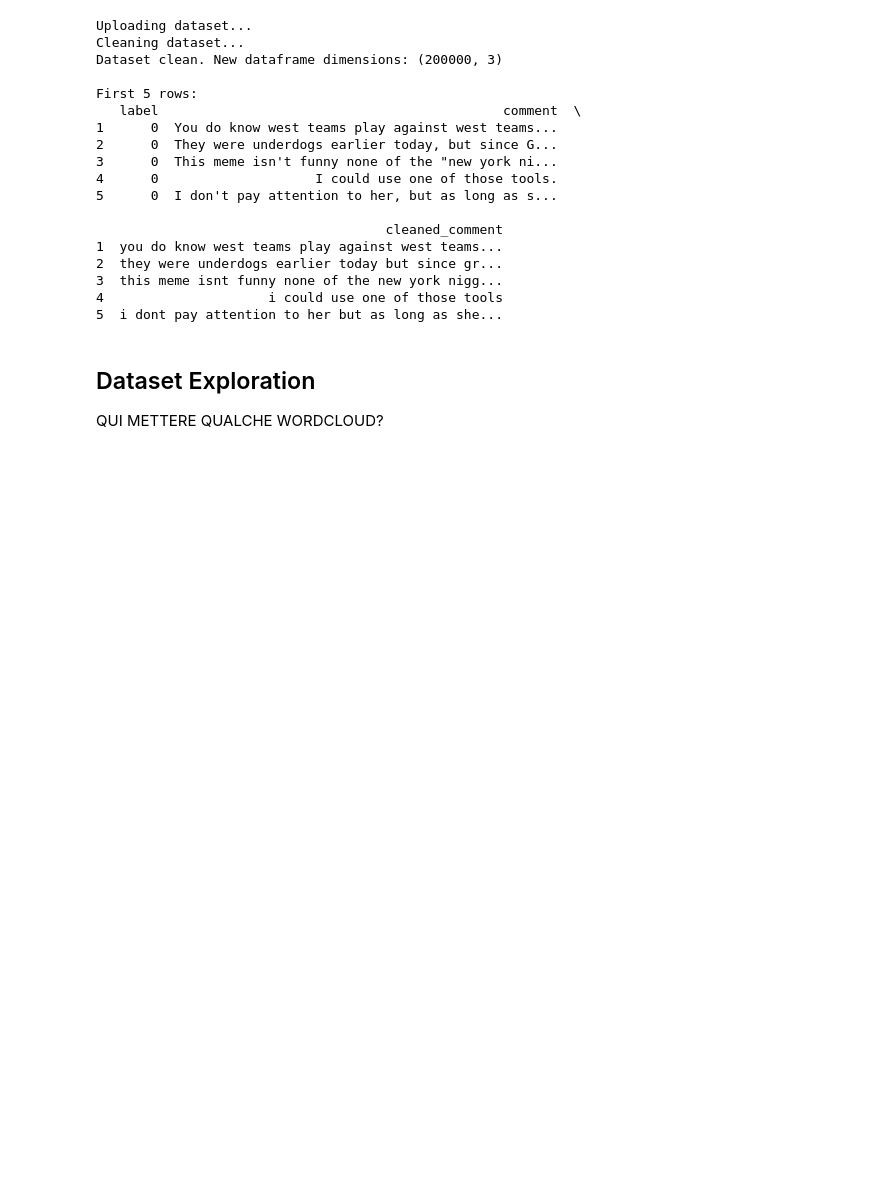
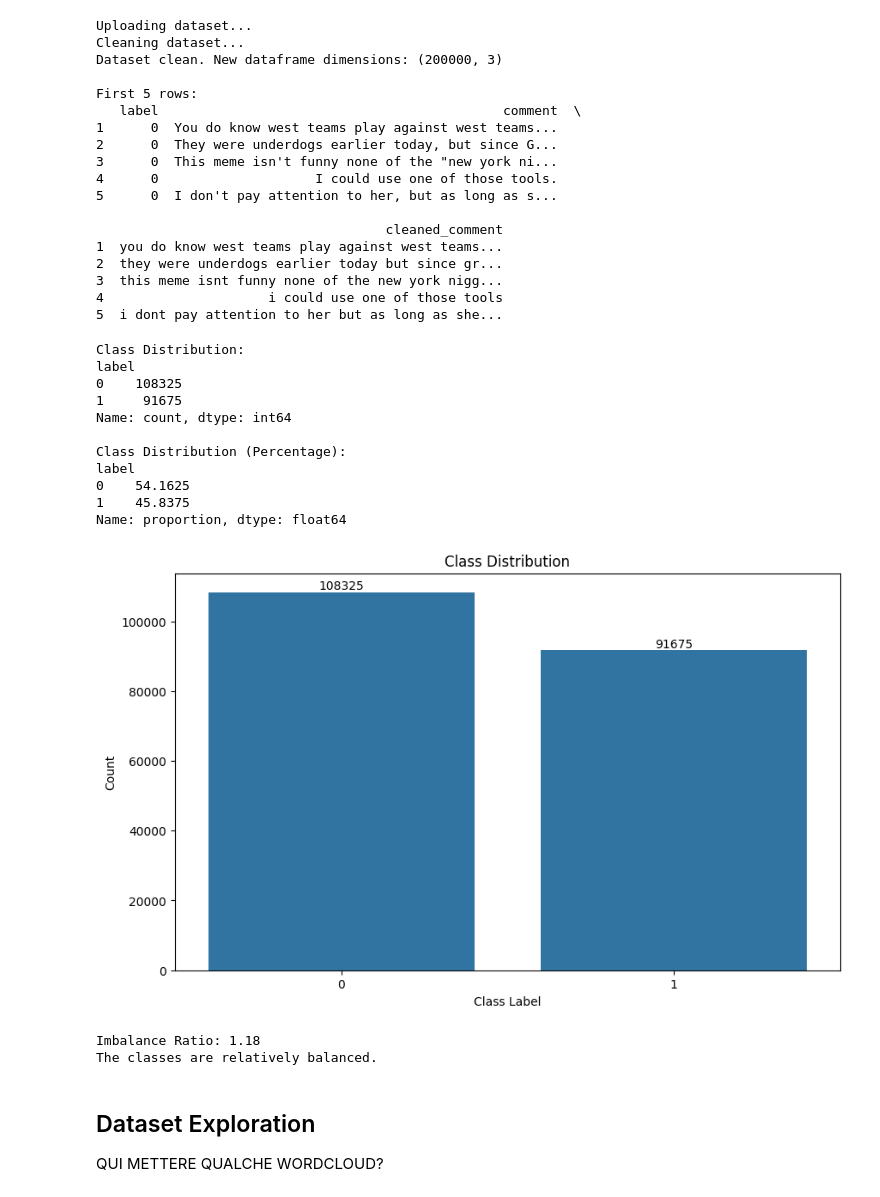
Before and after one commit to pasottimatteo98/NLP_SarcasmDetector, a Jupyter notebook: NLP_pytorch_sarcasm.ipynb, the cells around one changed output. Saved outputs shown, nothing was run; the diff lists cells and outputs as text; code cells hidden in the pictures; blank space fills up the shorter version.

Commit message:
Check for class imbalance

```diff
--- a/NLP_pytorch_sarcasm.ipynb
+++ b/NLP_pytorch_sarcasm.ipynb
@@ -151,6 +166,62 @@ First 5 rows:
 3  this meme isnt funny none of the new york nigg...
 4                     i could use one of those tools
 5  i dont pay attention to her but as long as she...
+# %%
+# CHECK IMBALANCE
+import pandas as pd
+import matplotlib.pyplot as plt
+import seaborn as sns
+
+# Check the distribution of classes
+class_distribution = df['label'].value_counts()
+
+# Print the class distribution
+print("Class Distribution:")
+print(class_distribution)
+
+# Calculate the percentage of each class
+class_percentage = df['label'].value_counts(normalize=True) * 100
+
+print("\nClass Distribution (Percentage):")
+print(class_percentage)
+
+# Visualize the class distribution
+plt.figure(figsize=(10, 6))
+sns.countplot(x='label', data=df)
+plt.title('Class Distribution')
+plt.xlabel('Class Label')
+plt.ylabel('Count')
+
+# Add count labels on top of each bar
+for i, count in enumerate(class_distribution):
+    plt.text(i, count, f'{count}', ha='center', va='bottom')
+
+plt.show()
+
+# Calculate the imbalance ratio
+imbalance_ratio = class_distribution.max() / class_distribution.min()
+print(f"\nImbalance Ratio: {imbalance_ratio:.2f}")
+
+# Determine if there's a significant imbalance
+if imbalance_ratio > 1.5:
+    print("There is a significant class imbalance.")
+else:
+    print("The classes are relatively balanced.")
+# %% [output]
+Class Distribution:
+label
+0    108325
+1     91675
+Name: count, dtype: int64
+
+Class Distribution (Percentage):
+label
+0    54.1625
+1    45.8375
+Name: proportion, dtype: float64
+[figure, added]
+Imbalance Ratio: 1.18
+The classes are relatively balanced.
 # %% [markdown]
 ## Dataset Exploration
 
```
Also changed, not shown: parts of 3 cells of this notebook.
